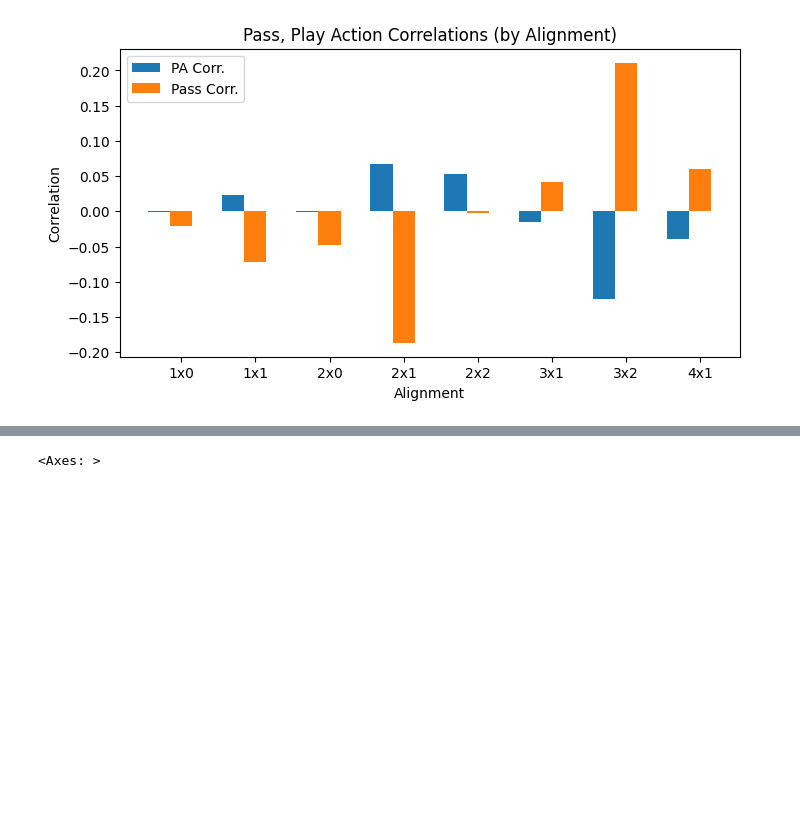
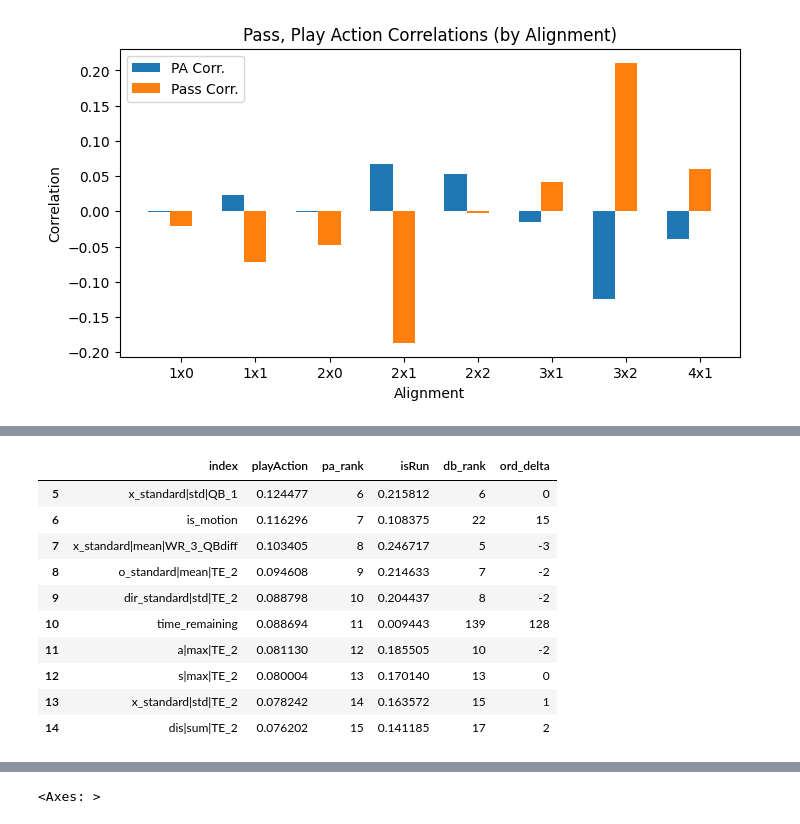
Before and after one commit to meagvo/NFL_BDB2025, a Jupyter notebook: pa_eda.ipynb, the cells around one changed output, grey strips where cells are left out. Saved outputs shown, nothing was run; the diff lists cells and outputs as text; code cells hidden in the pictures; blank space fills up the shorter version.

```diff
--- a/pa_eda.ipynb
+++ b/pa_eda.ipynb
@@ -342,2 +207,14 @@ pa_corrs = train_data[[x for x in train_data.columns if 'TE_2' not in x and 'FB_
 # %%
-pac_df = pa_corrs.reset_index().sort_values(by='playAction',ascending=False)
+pa_run_merged.sort_values(by='playAction',ascending=False).iloc[5:15,:]
+# %% [output]
+|  | index | playAction | pa_rank | isRun | db_rank | ord_delta |
+| 5 | x_standard|std|QB_1 | 0.124477 | 6 | 0.215812 | 6 | 0 |
+| 6 | is_motion | 0.116296 | 7 | 0.108375 | 22 | 15 |
+| 7 | x_standard|mean|WR_3_QBdiff | 0.103405 | 8 | 0.246717 | 5 | -3 |
+| 8 | o_standard|mean|TE_2 | 0.094608 | 9 | 0.214633 | 7 | -2 |
+| 9 | dir_standard|std|TE_2 | 0.088798 | 10 | 0.204437 | 8 | -2 |
+| 10 | time_remaining | 0.088694 | 11 | 0.009443 | 139 | 128 |
+| 11 | a|max|TE_2 | 0.081130 | 12 | 0.185505 | 10 | -2 |
+| 12 | s|max|TE_2 | 0.080004 | 13 | 0.170140 | 13 | 0 |
+| 13 | x_standard|std|TE_2 | 0.078242 | 14 | 0.163572 | 15 | 1 |
+| 14 | dis|sum|TE_2 | 0.076202 | 15 | 0.141185 | 17 | 2 |
```
Also changed, not shown: parts of 56 cells of this notebook, 1 other file.
